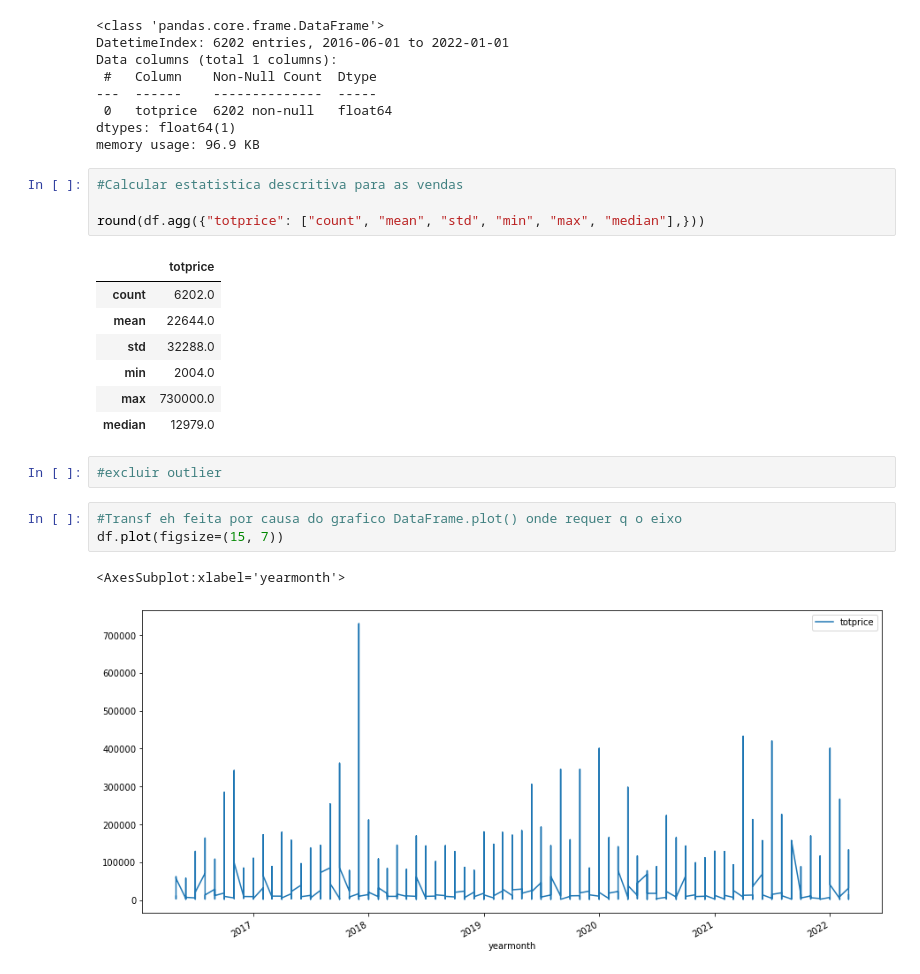
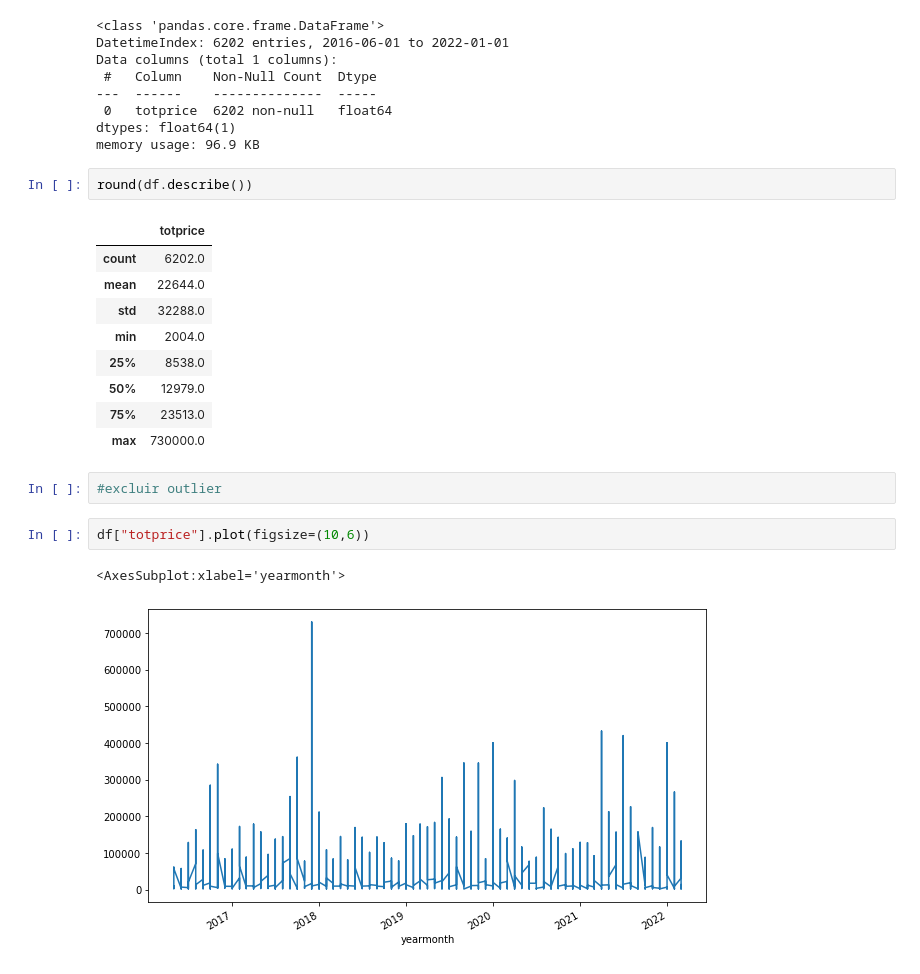
Before and after one commit to Keylla-Rodrigues/Forescasting-sales, a Jupyter notebook: Forecasting-sales.ipynb, the cells around one changed output. Drawn from its saved outputs; the diff is of its cells as text.

```diff
--- a/Forecasting-sales.ipynb
+++ b/Forecasting-sales.ipynb
@@ -109,22 +109,21 @@ Data columns (total 1 columns):
 dtypes: float64(1)
 memory usage: 96.9 KB
 # %%
-#Calcular estatistica descritiva para as vendas
-
-round(df.agg({"totprice": ["count", "mean", "std", "min", "max", "median"],}))
+round(df.describe())
 # %% [output]
 |  | totprice |
 | count | 6202.0 |
 | mean | 22644.0 |
 | std | 32288.0 |
 | min | 2004.0 |
+| 25% | 8538.0 |
+| 50% | 12979.0 |
+| 75% | 23513.0 |
 | max | 730000.0 |
-| median | 12979.0 |
 # %%
 #excluir outlier
 # %%
-#Transf eh feita por causa do grafico DataFrame.plot() onde requer q o eixo
-df.plot(figsize=(15, 7))
+df["totprice"].plot(figsize=(10,6))
 # %% [output]
 <AxesSubplot:xlabel='yearmonth'>
-[figure, old version]
+[figure, new version]
```
